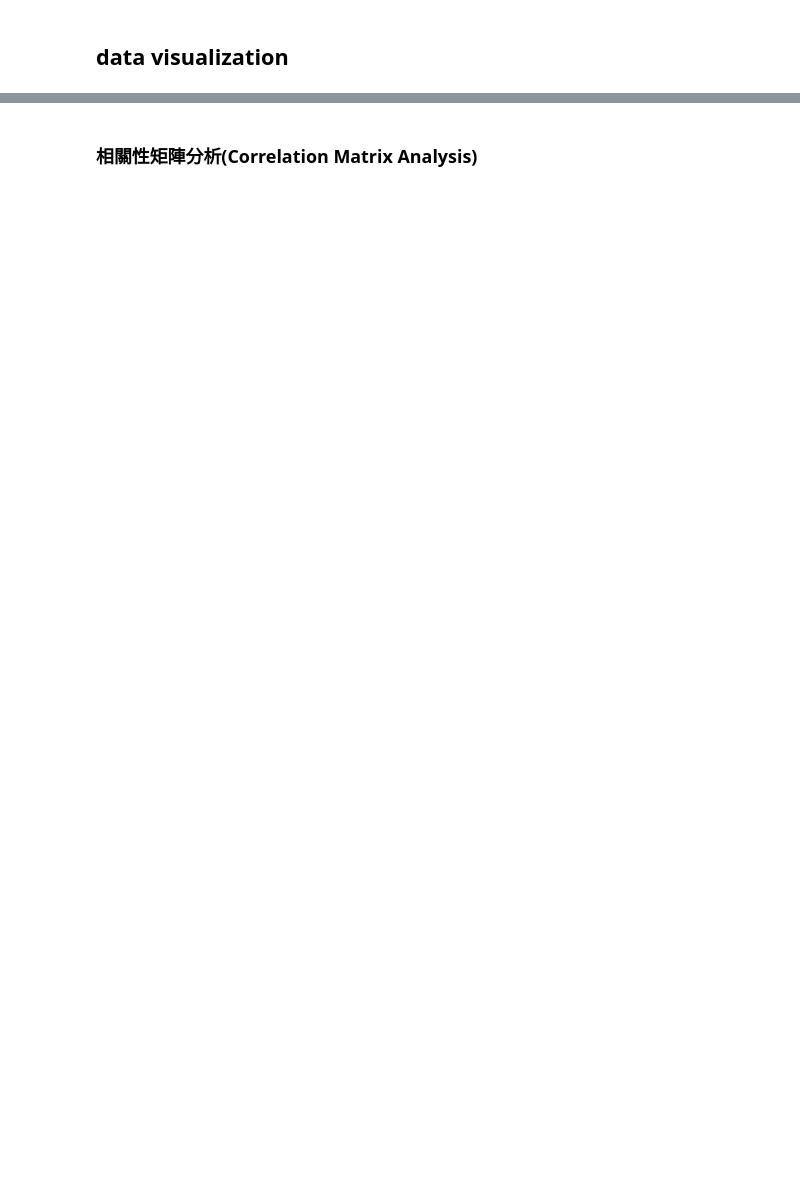
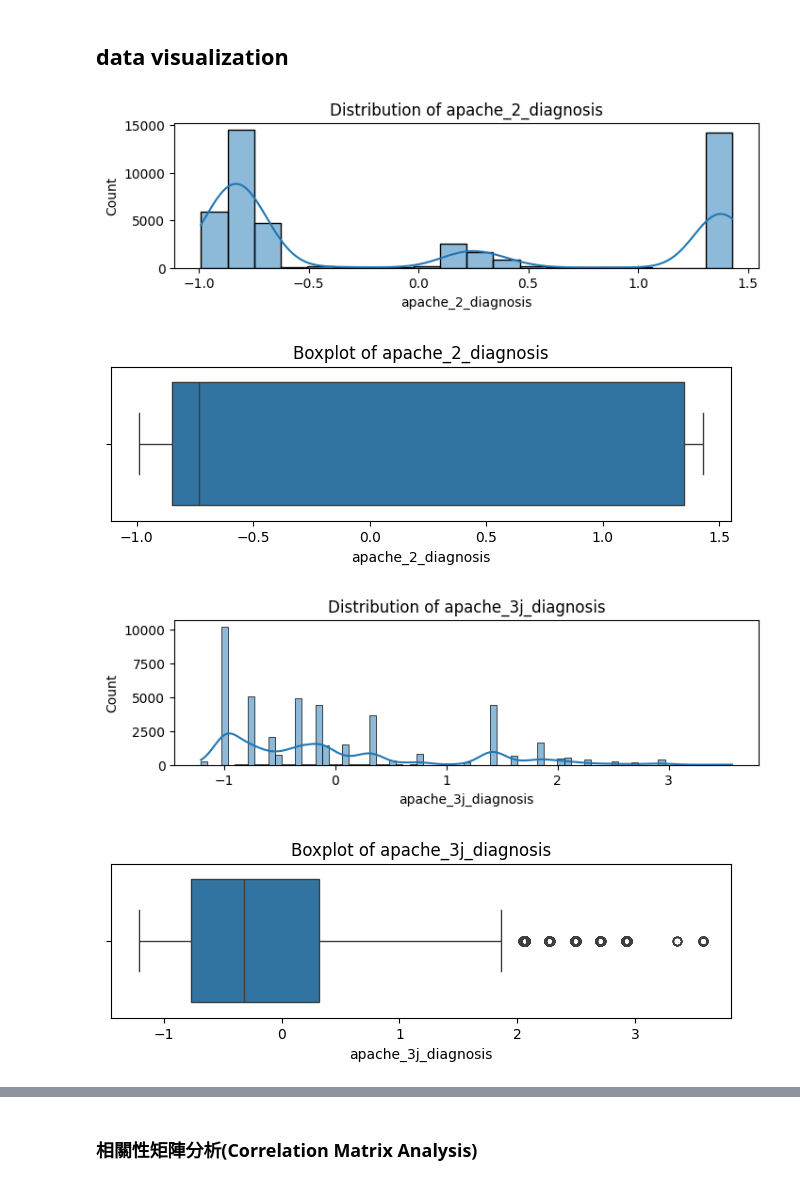
Before and after one commit to tonytonytonytony029/DM_HW2_313554059, a Jupyter notebook: Code/.ipynb, the cells around one changed output, grey strips where cells are left out. Cells and saved outputs as stored; diff of their text form; code cells hidden in the pictures; blank space fills up the shorter version.

```diff
--- a/Code/.ipynb
+++ b/Code/.ipynb
@@ -217,13 +365,13 @@ plot_target_distribution(train_data, 'target_column')
 # %% [markdown]
 ### 類別特徵的頻率圖
 # %%
-def plot_categorical_counts(data, categorical_columns):
+'''def plot_categorical_counts(data, categorical_columns):
     for column in categorical_columns:
-        plt.figure(figsize=(8, 6))
+        plt.figure(figsize=(8, 2))
         sns.countplot(x=data[column])
         plt.title(f'Count of each category in {column}')
         plt.show()
 
 # 假設類別特徵名稱為 'categorical_columns'
 categorical_columns = ['column1', 'column2']  # 替換為你的類別特徵名稱
-plot_categorical_counts(train_data, categorical_columns)
+plot_categorical_counts(train_data, categorical_columns)'''
@@ -273,9 +423,9 @@ Length: 74, dtype: float64
 # %% [markdown]
 ### 刪除 threshold under 0.5
 # %%
-# 刪除缺失值
+'''# 刪除缺失值
 def drop_missing_values(data, threshold=0.5):
     return data.loc[:, data.isnull().mean() < threshold]
 
 # 執行清理
-train_data = drop_missing_values(train_data, threshold=config.get('missing_value_threshold', 0.5))
+train_data = drop_missing_values(train_data, threshold=config.get('missing_value_threshold', 0.5))'''
@@ -302,20 +456,3 @@ else:
-# %%
-from sklearn.preprocessing import OneHotEncoder, LabelEncoder
-import pandas as pd
-
-# 根據 config.yaml 中的 categorical_encoding 配置選擇編碼方法
-if config['model_params']['categorical_encoding'] == 'onehot':
-    encoder = OneHotEncoder(sparse=False)
-    encoded_df = pd.DataFrame(encoder.fit_transform(train_data[['categorical_column']]),
-                              columns=encoder.get_feature_names_out(['categorical_column']))
-    train_data = train_data.drop('categorical_column', axis=1).join(encoded_df)
-elif config['model_params']['categorical_encoding'] == 'label':
-    encoder = LabelEncoder()
-    train_data['categorical_column'] = encoder.fit_transform(train_data['categorical_column'])
-else:
-    raise ValueError("Unsupported categorical encoding type in config.yaml")
-
-print(f"Categorical encoding applied using {config['model_params']['categorical_encoding']} encoding.")
 # %% [markdown]
 ### 數值特徵標準化
 # %%
@@ -330,5 +467,5 @@ else:
     raise ValueError("Unsupported scaler type in config.yaml")
 
 # 應用選擇的縮放方法
-train_data[config['numerical_columns']] = scaler.fit_transform(train_data[config['numerical_columns']])
+train_data[config['data_paths']['numerical_columns']] = scaler.fit_transform(train_data[config['data_paths']['numerical_columns']])
 print(f"Data scaled using {config['model_params']['scaler']} scaler.")
@@ -346,17 +487,22 @@ print(f"Data imbalance handled with SMOTE strategy: {config['model_params']['smo
 ##  data visualization
 # %%
 def plot_distribution(data, column):
-    plt.figure(figsize=(8, 6))
+    plt.figure(figsize=(8, 2))
     sns.histplot(data[column], kde=True)
     plt.title(f'Distribution of {column}')
     plt.show()
 
 def plot_boxplot(data, column):
-    plt.figure(figsize=(8, 6))
+    plt.figure(figsize=(8, 2))
     sns.boxplot(x=data[column])
     plt.title(f'Boxplot of {column}')
     plt.show()
 
-for col in config['numerical_columns']:
+for col in config['data_paths']['numerical_columns']:
     plot_distribution(train_data, col)
     plot_boxplot(train_data, col)
+# %% [output]
+[figure, added]
+[figure, added]
+[figure, added]
+[figure, added]
```
Also changed, not shown: parts of 28 cells of this notebook, 3 other files.
